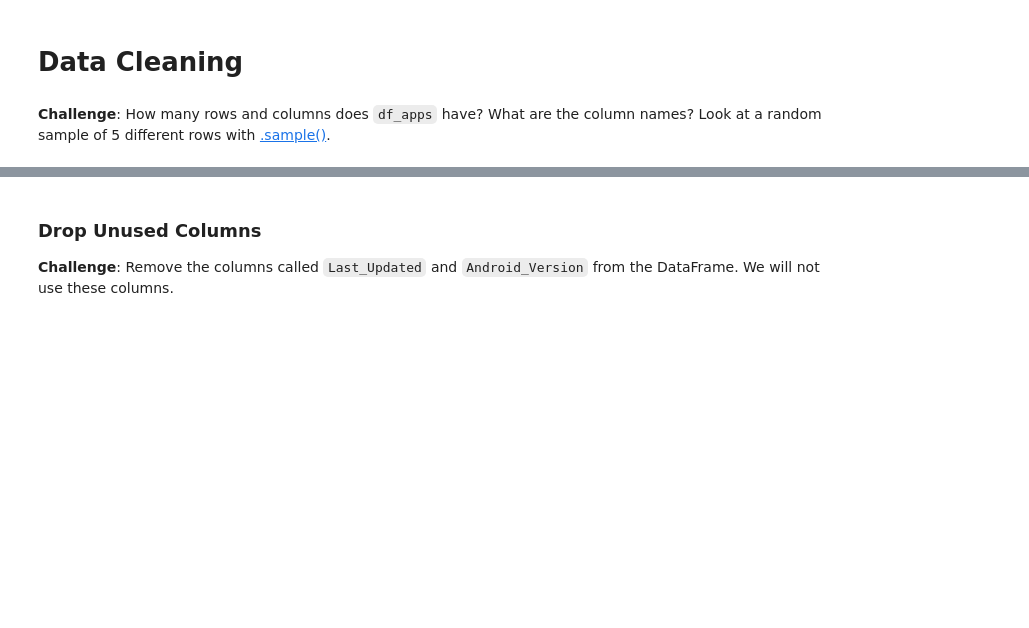
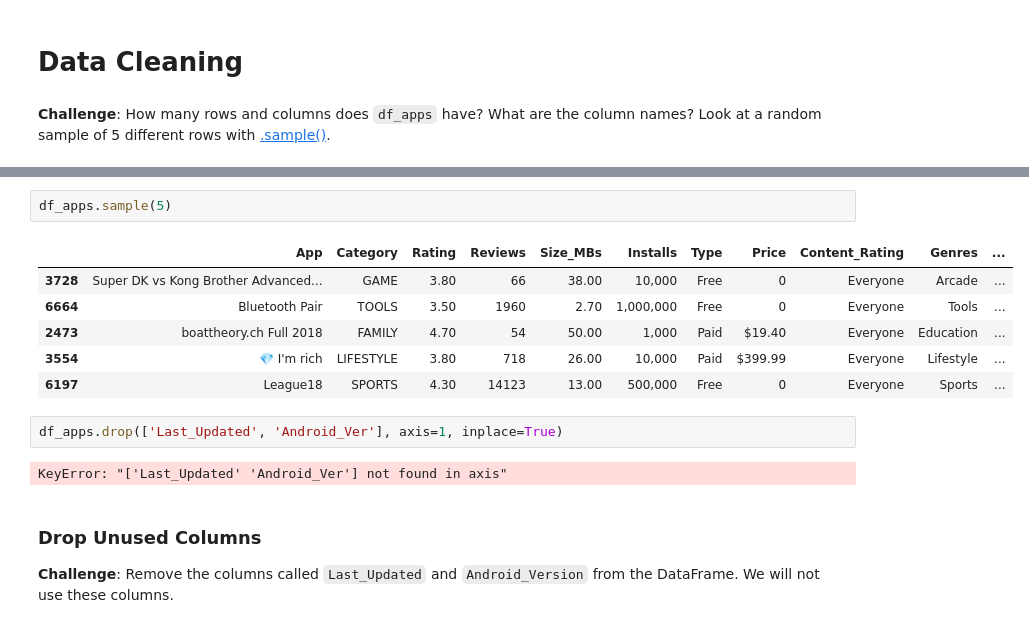
Before and after one commit to sinhadeepak1115/Day-75-Mlatplotlib, a Jupyter notebook: Google Play Store App Analytics (start).ipynb, the cells around one changed output, grey strips where cells are left out. Drawn from its saved outputs; the diff is of its cells as text; blank space fills up the shorter version.

```diff
--- a/Google Play Store App Analytics (start).ipynb
+++ b/Google Play Store App Analytics (start).ipynb
@@ -28,3 +39,16 @@ df_apps = pd.read_csv('apps.csv')
+# %%
+df_apps.sample(5)
+# %% [output]
+|  | App | Category | Rating | Reviews | Size_MBs | Installs | Type | Price | Content_Rating | Genres | ... |
+| 3728 | Super DK vs Kong Brother Advanced... | GAME | 3.80 | 66 | 38.00 | 10,000 | Free | 0 | Everyone | Arcade | ... |
+| 6664 | Bluetooth Pair | TOOLS | 3.50 | 1960 | 2.70 | 1,000,000 | Free | 0 | Everyone | Tools | ... |
+| 2473 | boattheory.ch Full 2018 | FAMILY | 4.70 | 54 | 50.00 | 1,000 | Paid | $19.40 | Everyone | Education | ... |
+| 3554 | 💎 I'm rich | LIFESTYLE | 3.80 | 718 | 26.00 | 10,000 | Paid | $399.99 | Everyone | Lifestyle | ... |
+| 6197 | League18 | SPORTS | 4.30 | 14123 | 13.00 | 500,000 | Free | 0 | Everyone | Sports | ... |
+# %%
+df_apps.drop(['Last_Updated', 'Android_Ver'], axis=1, inplace=True)
+# %% [output]
+KeyError: "['Last_Updated' 'Android_Ver'] not found in axis"
 # %% [markdown]
 ### Drop Unused Columns
 
```
Also changed, not shown: parts of 3 cells of this notebook.
